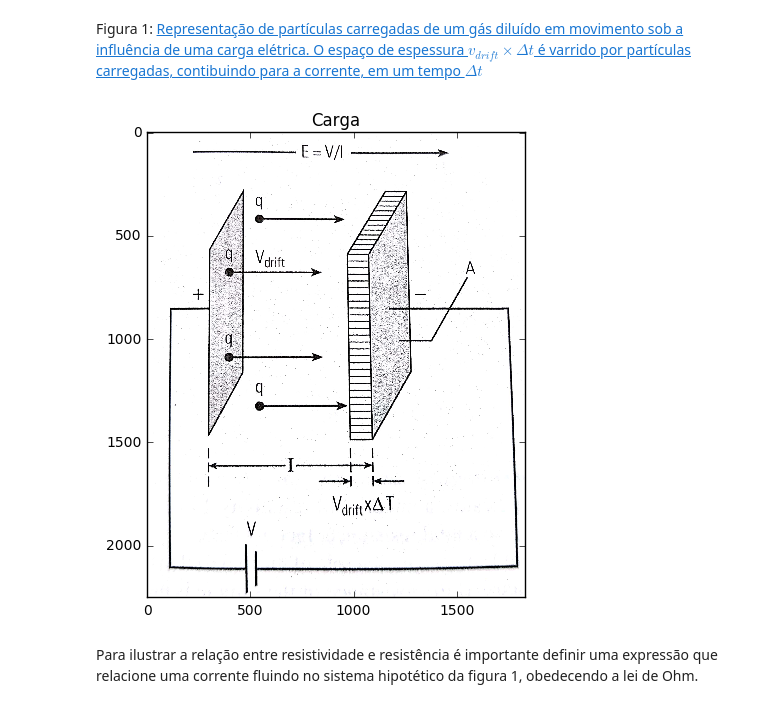
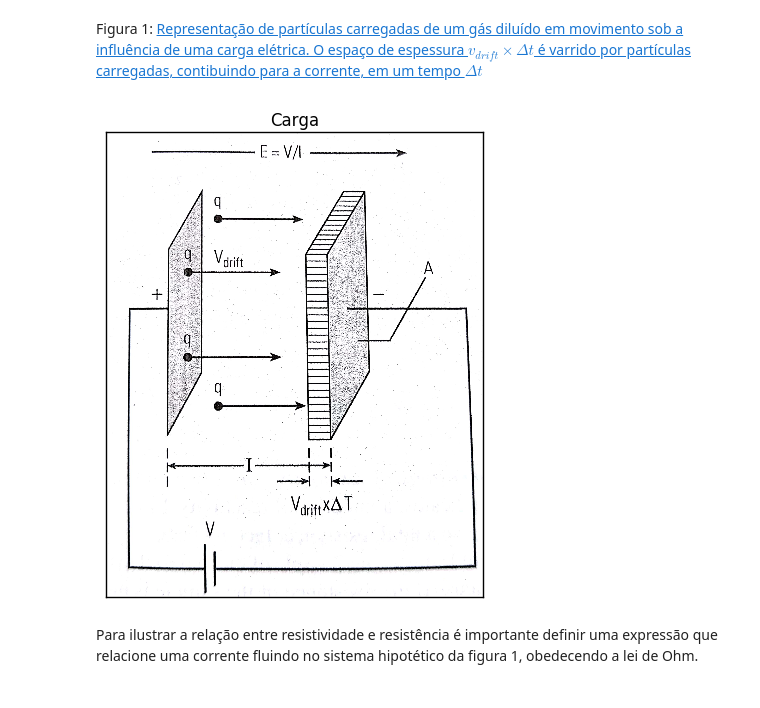
Before and after one commit to VictorCarreira/Potencial-Espontaneo-, a Jupyter notebook: Teoria.ipynb, the cells around one changed output. Cells and saved outputs as stored; diff of their text form; code cells hidden in the pictures.

```diff
--- a/Teoria.ipynb
+++ b/Teoria.ipynb
@@ -55,11 +55,13 @@ Figura 1: [Representação de partículas carregadas de um gás diluído em movi
 # %%
 corrente = io.imread( "Imagens/sp1.jpg")
 py.rcParams['figure.figsize'] = (6.0, 6.0)
 plt.title("Carga")
-plt.imshow(corrente)
+fig = plt.imshow(corrente)
+fig.axes.get_xaxis().set_visible(False)
+fig.axes.get_yaxis().set_visible(False)
 plt.show()
 # %% [output]
-[figure, old version]
+[figure, new version]
 # %% [markdown]
 Para ilustrar a relação entre resistividade e resistência é importante definir uma expressão que relacione uma corrente fluindo no sistema hipotético da figura 1, obedecendo a lei de Ohm.
 # %% [markdown]
```
Also changed, not shown: parts of 2 cells of this notebook.
